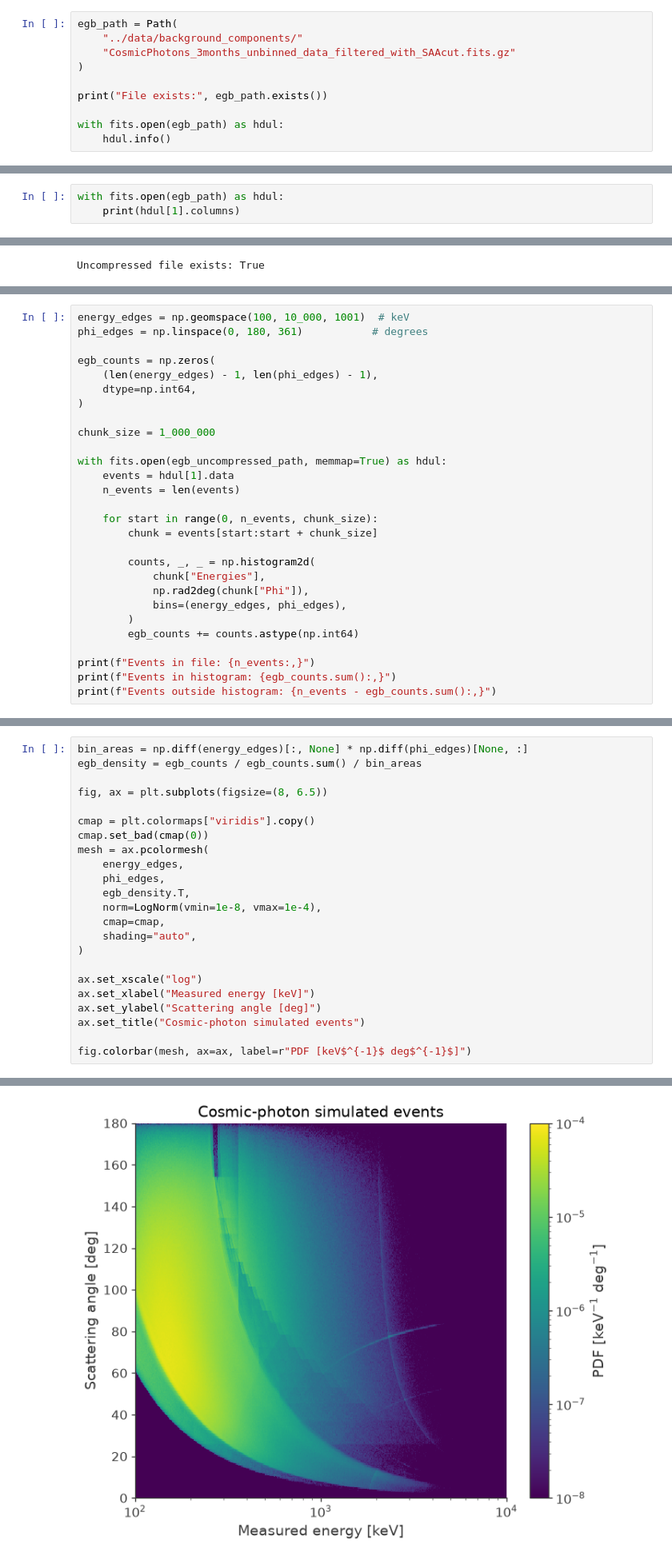
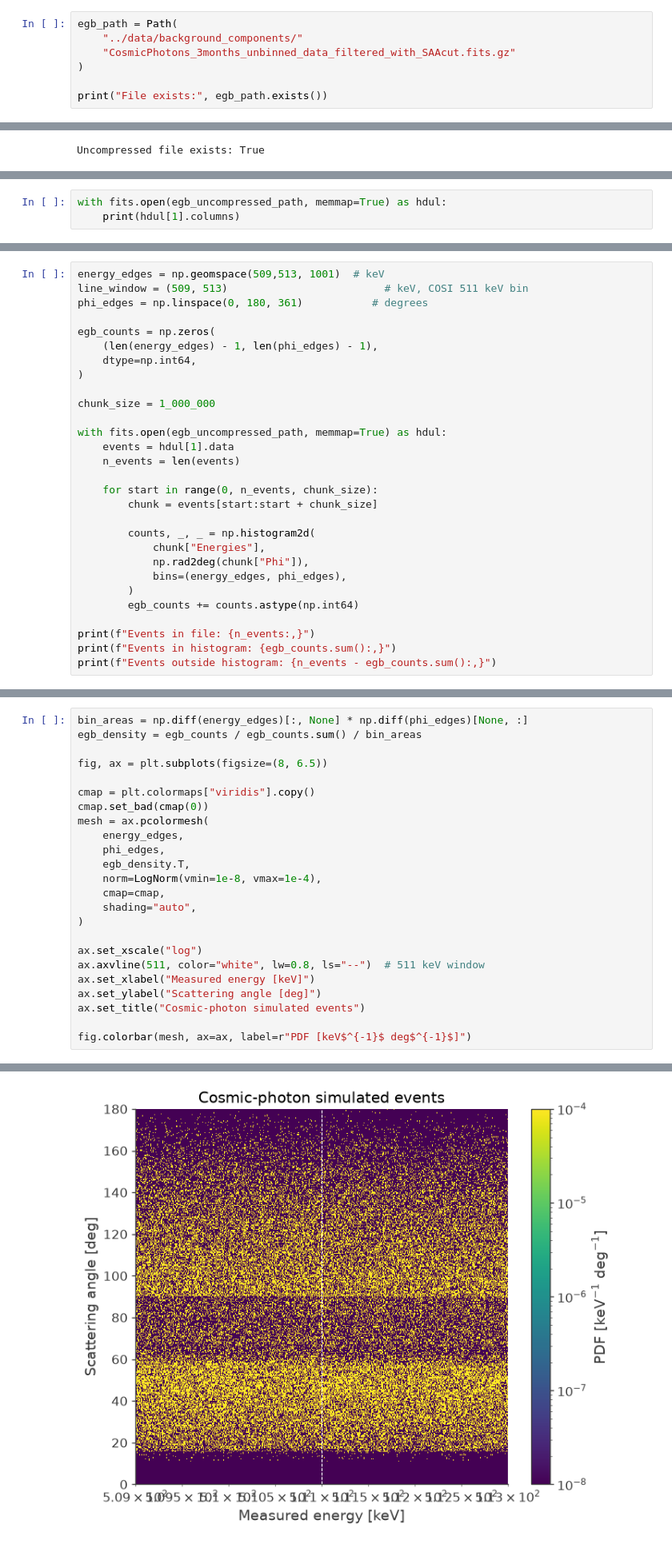
Before and after one commit to mquezada13/cosipy-background-nf, a Jupyter notebook: notebooks/06_inspect_time_independent_background.ipynb, the cells around one changed output, grey strips where cells are left out. Shown at 80% size. Cells and saved outputs as stored; diff of their text form.

```diff
--- a/notebooks/06_inspect_time_independent_background.ipynb
+++ b/notebooks/06_inspect_time_independent_background.ipynb
@@ -144,8 +144,5 @@ egb_path = Path(
 )
 
 print("File exists:", egb_path.exists())
-
-with fits.open(egb_path) as hdul:
-    hdul.info()
 # %% [output]
 File exists: True
@@ -156,3 +148,0 @@ No.    Name      Ver    Type      Cards   Dimensions   Format
-# %%
-with fits.open(egb_path) as hdul:
-    print(hdul[1].columns)
@@ -214,3 +190,6 @@ No.    Name      Ver    Type      Cards   Dimensions   Format
 File size: 10,926,158,400 bytes
 End of FITS table: 10,926,158,400 bytes
 Table fits within file: True
+# %%
+with fits.open(egb_uncompressed_path, memmap=True) as hdul:
+    print(hdul[1].columns)
@@ -219,7 +212,8 @@ Table fits within file: True
 
 Read the uncompressed table in chunks and count events in measured-energy and scattering-angle bins. All events in the file are included without a time selection, so the result is integrated over the file’s observation period. The bins are exploratory; Pascal’s exact plot binning has not been confirmed.
 # %%
-energy_edges = np.geomspace(100, 10_000, 1001)  # keV
+energy_edges = np.geomspace(509,513, 1001)  # keV
+line_window = (509, 513)                         # keV, COSI 511 keV bin
 phi_edges = np.linspace(0, 180, 361)           # degrees
 
 egb_counts = np.zeros(
@@ -257,29 +251,30 @@ Normalize by the event total and bin area to show a probability density in keV
 # %%
 bin_areas = np.diff(energy_edges)[:, None] * np.diff(phi_edges)[None, :]
 egb_density = egb_counts / egb_counts.sum() / bin_areas
 
 fig, ax = plt.subplots(figsize=(8, 6.5))
 
 cmap = plt.colormaps["viridis"].copy()
 cmap.set_bad(cmap(0))
 mesh = ax.pcolormesh(
     energy_edges,
     phi_edges,
     egb_density.T,
     norm=LogNorm(vmin=1e-8, vmax=1e-4),
     cmap=cmap,
     shading="auto",
 )
 
 ax.set_xscale("log")
+ax.axvline(511, color="white", lw=0.8, ls="--")  # 511 keV window
 ax.set_xlabel("Measured energy [keV]")
 ax.set_ylabel("Scattering angle [deg]")
 ax.set_title("Cosmic-photon simulated events")
 
 fig.colorbar(mesh, ax=ax, label=r"PDF [keV$^{-1}$ deg$^{-1}$]")
 # %% [output]
 <matplotlib.colorbar.Colorbar at 0x...>
-[figure, old version]
+[figure, new version]
 # %% [markdown]
 ### 5.2. Normalizing-flow background: component 01
 
```
Also changed, not shown: parts of 20 cells of this notebook.
